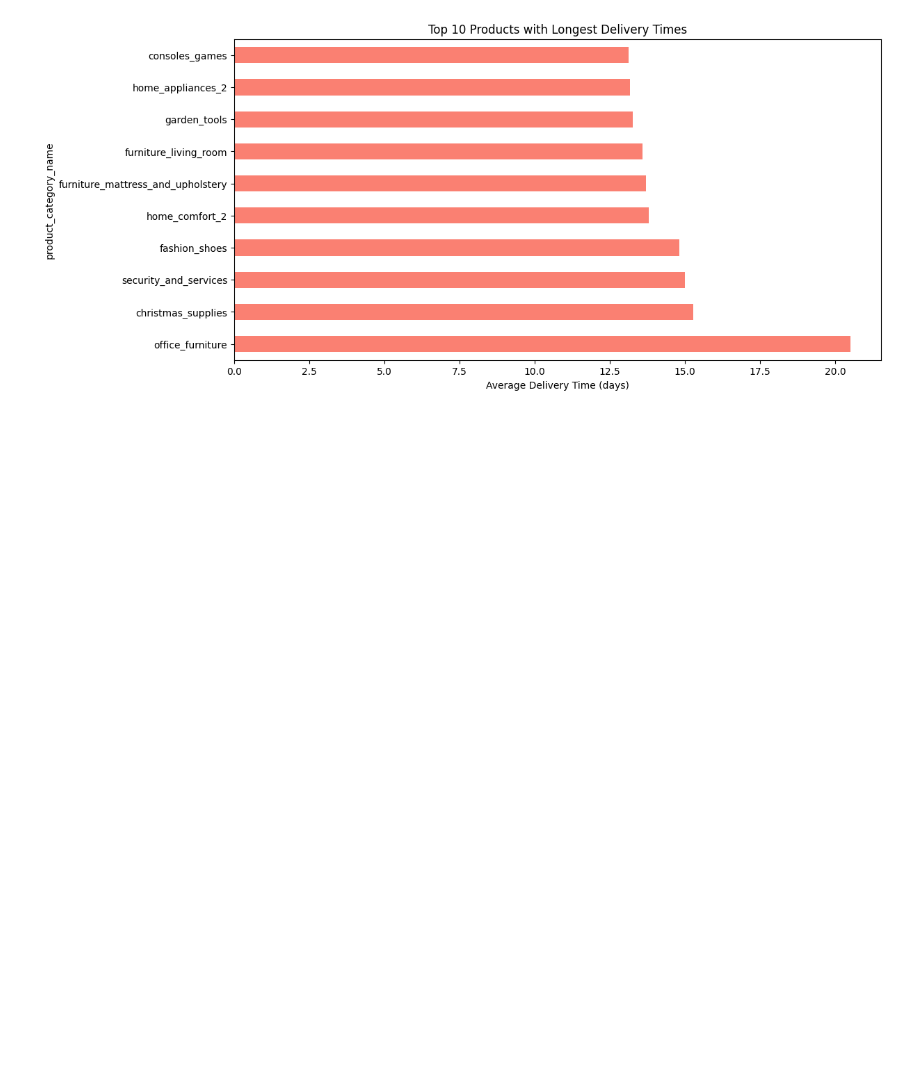
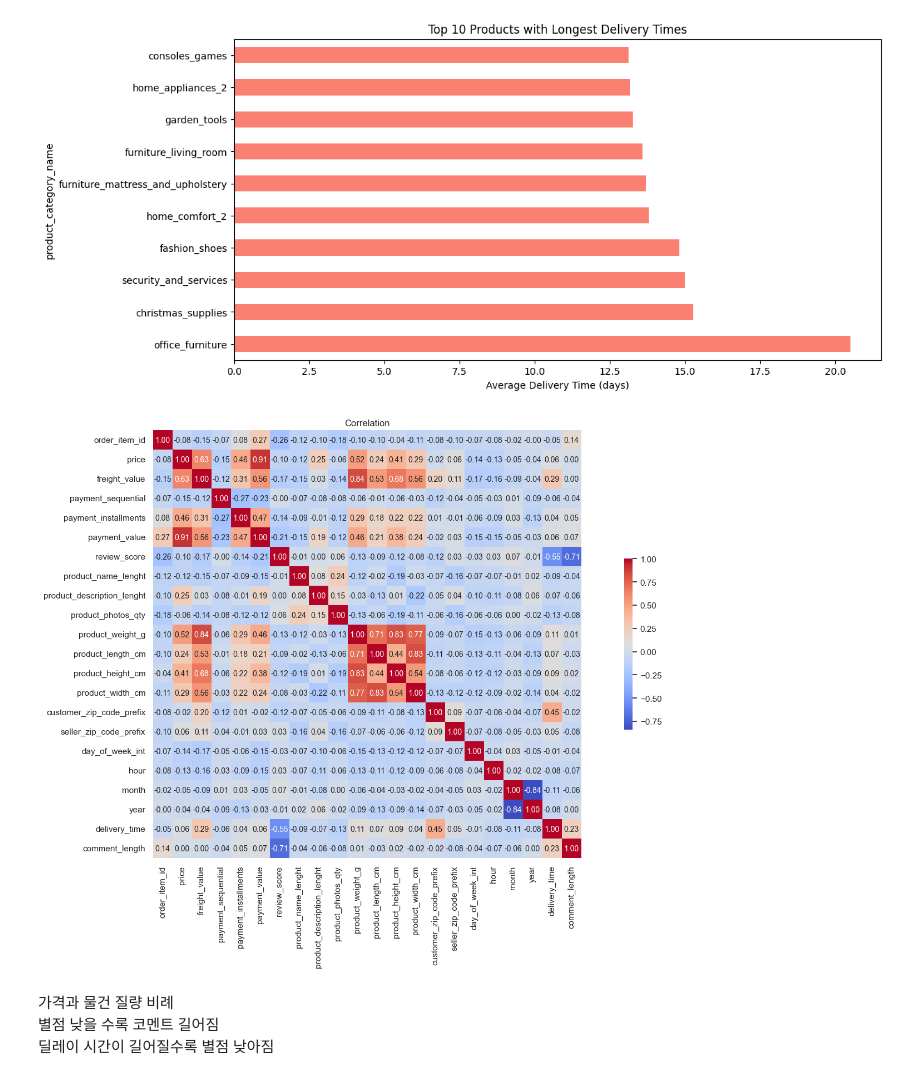
Before and after one commit to dothegee/ecommerce_project, a Jupyter notebook: code/EDA.ipynb, the cells around one changed output. Saved outputs shown, nothing was run; the diff lists cells and outputs as text; code cells hidden in the pictures; blank space fills up the shorter version.

Commit message:
corr

```diff
--- a/code/EDA.ipynb
+++ b/code/EDA.ipynb
@@ -999,3 +1025,18 @@ plt.show()
 # %% [output]
 [figure]
 [figure]
+# %%
+correlation_matrix = df_train.select_dtypes(include=[np.number]).corr()
+
+correlation_matrix = correlation_matrix.corr()
+plt.figure(figsize=(20, 10))
+sns.heatmap(correlation_matrix, annot=True, fmt='.2f', cmap='coolwarm', square=True,
+            cbar_kws={"shrink": .4}, annot_kws={"size": 10})
+plt.title('Correlation')
+plt.show()
+# %% [output]
+[figure, added]
+# %% [markdown]
+가격과 물건 질량 비례
+별점 낮을 수록 코멘트 길어짐
+딜레이 시간이 길어질수록 별점 낮아짐
```
Also changed, not shown: parts of 7 cells of this notebook.
